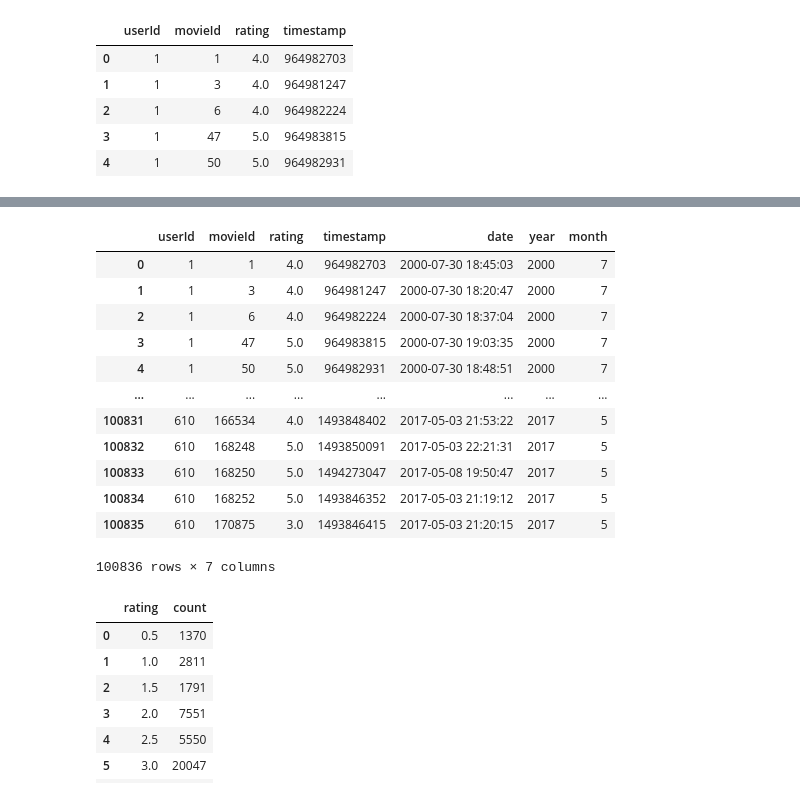
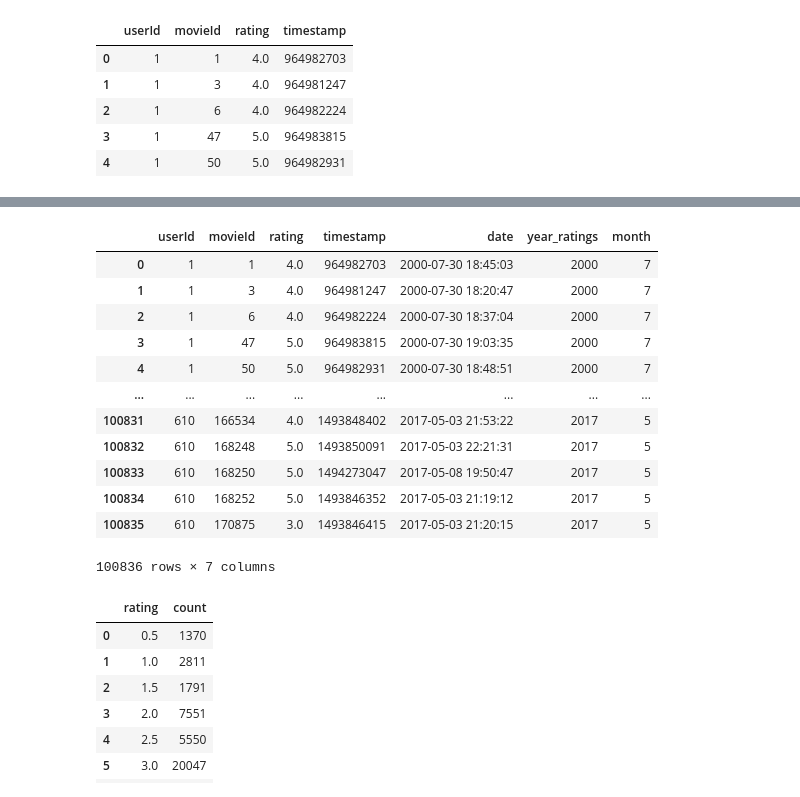
Before and after one commit to josedavidm12/sistemas_recomendacion, a Jupyter notebook: b_exploración_limpieza.ipynb, the cells around one changed output, grey strips where cells are left out. Cells and saved outputs as stored; diff of their text form; code cells hidden in the pictures.

```diff
--- a/b_exploración_limpieza.ipynb
+++ b/b_exploración_limpieza.ipynb
@@ -291,11 +299,11 @@ max       610.000000  193609.000000       5.000000  1.537799e+09
 # %%
 # Convertir timestamp a datetime para mejor análisis
 df_ratings['date'] = pd.to_datetime(df_ratings['timestamp'], unit='s')
-df_ratings['year'] = df_ratings['date'].dt.year
+df_ratings['year_ratings'] = df_ratings['date'].dt.year
 df_ratings['month'] = df_ratings['date'].dt.month
 df_ratings
 # %% [output]
-|  | userId | movieId | rating | timestamp | date | year | month |
+|  | userId | movieId | rating | timestamp | date | year_ratings | month |
 | 0 | 1 | 1 | 4.0 | 964982703 | 2000-07-30 18:45:03 | 2000 | 7 |
 | 1 | 1 | 3 | 4.0 | 964981247 | 2000-07-30 18:20:47 | 2000 | 7 |
 | 2 | 1 | 6 | 4.0 | 964982224 | 2000-07-30 18:37:04 | 2000 | 7 |
```
Also changed, not shown: parts of 17 cells of this notebook, 1 other file.
